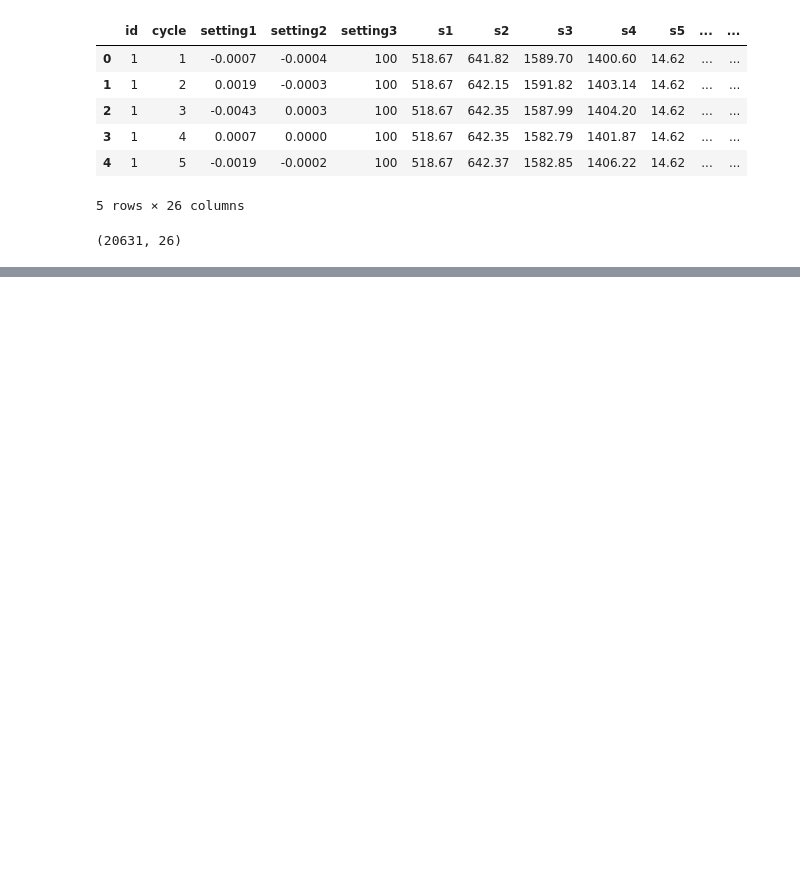
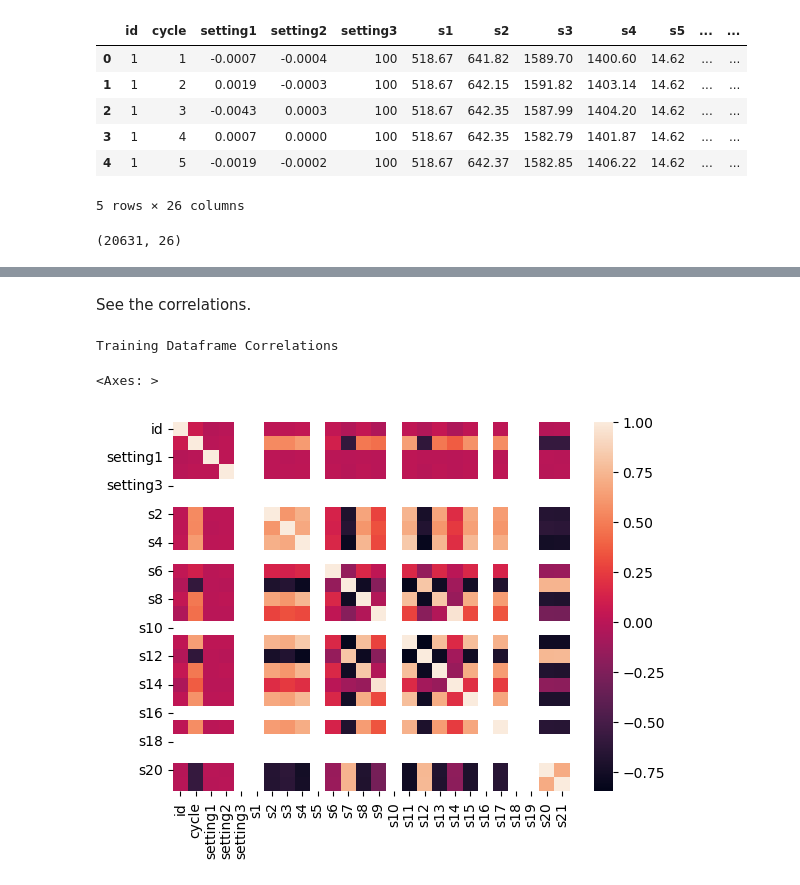
Before and after one commit to chunlkin/Aircraft-Sensor-and-Engine-Performance, a Jupyter notebook: Aircraft.ipynb, the cells around one changed output, grey strips where cells are left out. Drawn from its saved outputs; the diff is of its cells as text; code cells hidden in the pictures; blank space fills up the shorter version.

```diff
--- a/Aircraft.ipynb
+++ b/Aircraft.ipynb
@@ -18,0 +148,9 @@ train_df.shape
+# %% [markdown]
+See the correlations.
+# %%
+print("Training Dataframe Correlations")
+sns.heatmap(train_df.corr())
+# %% [output]
+Training Dataframe Correlations
+<Axes: >
+[figure, added]
```
Also changed, not shown: parts of 25 cells of this notebook.
